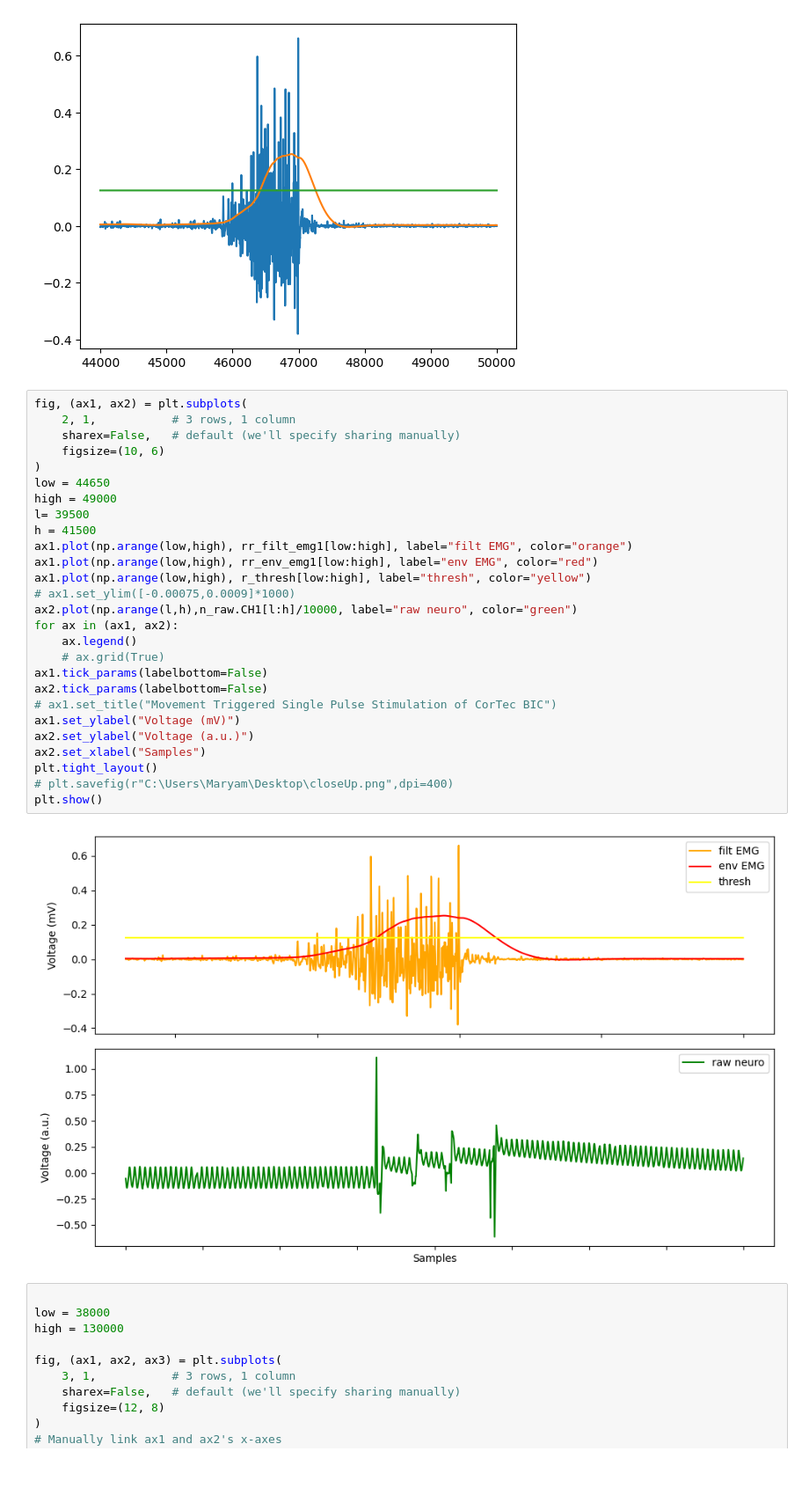
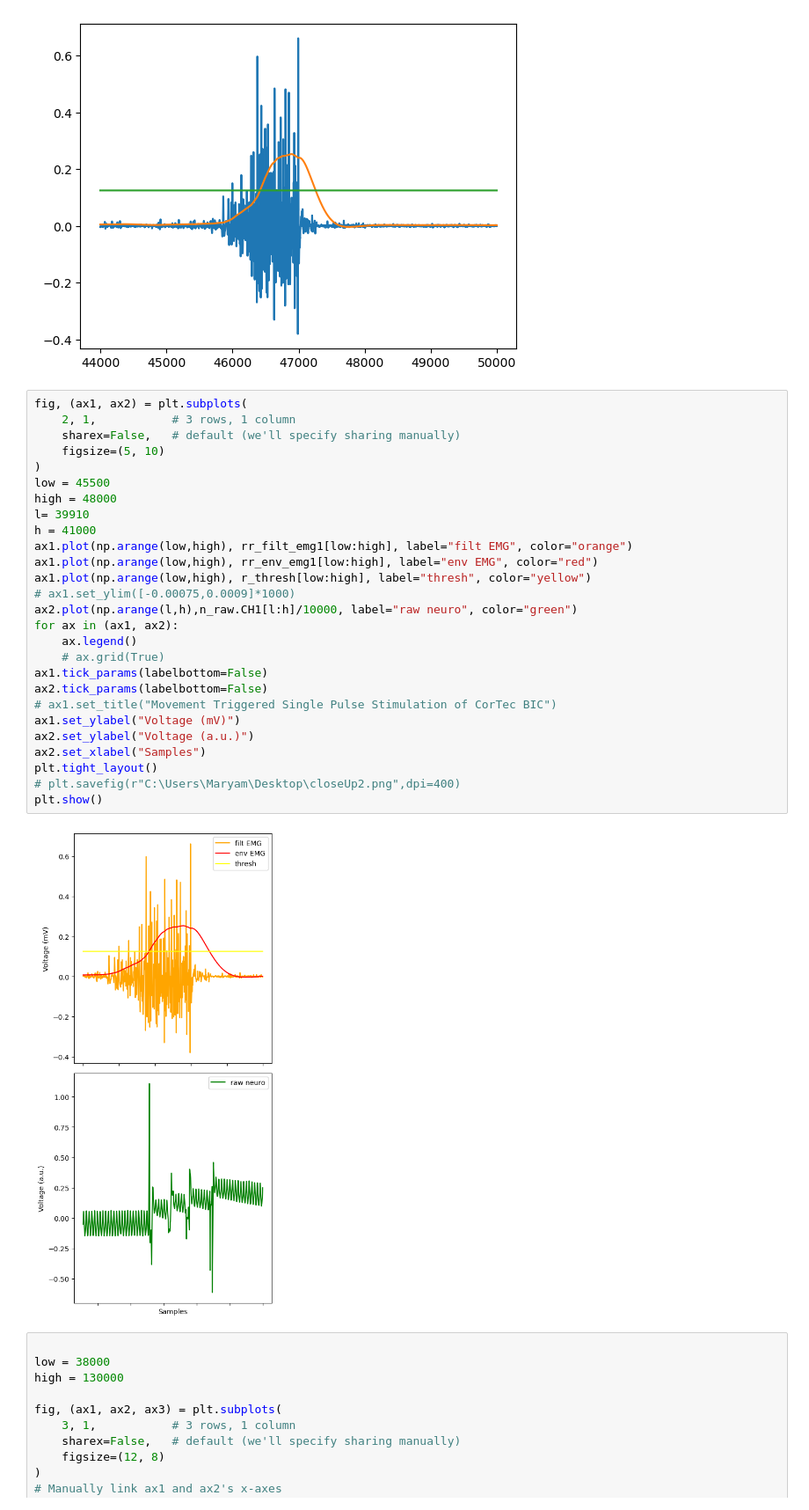
Before and after one commit to uw-herron-lab/OMNI-BIC-DEVELOPMENT, a Jupyter notebook: calibration_processing/plots.ipynb, the cells around one changed output. Shown at 88% size. Saved outputs shown, nothing was run; the diff lists cells and outputs as text; blank space fills up the shorter version.

```diff
--- a/calibration_processing/plots.ipynb
+++ b/calibration_processing/plots.ipynb
@@ -92,32 +92,32 @@ plt.plot(np.arange(44000,50000), r_thresh[44000:50000])
 # %%
 fig, (ax1, ax2) = plt.subplots(
     2, 1,           # 3 rows, 1 column
     sharex=False,   # default (we'll specify sharing manually)
-    figsize=(10, 6)
+    figsize=(5, 10)
 )
-low = 44650
-high = 49000
-l= 39500
-h = 41500
+low = 45500
+high = 48000
+l= 39910
+h = 41000
 ax1.plot(np.arange(low,high), rr_filt_emg1[low:high], label="filt EMG", color="orange")
 ax1.plot(np.arange(low,high), rr_env_emg1[low:high], label="env EMG", color="red")
 ax1.plot(np.arange(low,high), r_thresh[low:high], label="thresh", color="yellow")
 # ax1.set_ylim([-0.00075,0.0009]*1000)
 ax2.plot(np.arange(l,h),n_raw.CH1[l:h]/10000, label="raw neuro", color="green")
 for ax in (ax1, ax2):
     ax.legend()
     # ax.grid(True)
 ax1.tick_params(labelbottom=False)
 ax2.tick_params(labelbottom=False)
 # ax1.set_title("Movement Triggered Single Pulse Stimulation of CorTec BIC")
 ax1.set_ylabel("Voltage (mV)")
 ax2.set_ylabel("Voltage (a.u.)")
 ax2.set_xlabel("Samples")
 plt.tight_layout()
-# plt.savefig(r"C:\Users\Maryam\Desktop\closeUp.png",dpi=400)
+# plt.savefig(r"C:\Users\Maryam\Desktop\closeUp2.png",dpi=400)
 plt.show()
 # %% [output]
-[figure, old version]
+[figure, new version]
 # %%
 
 low = 38000
```
